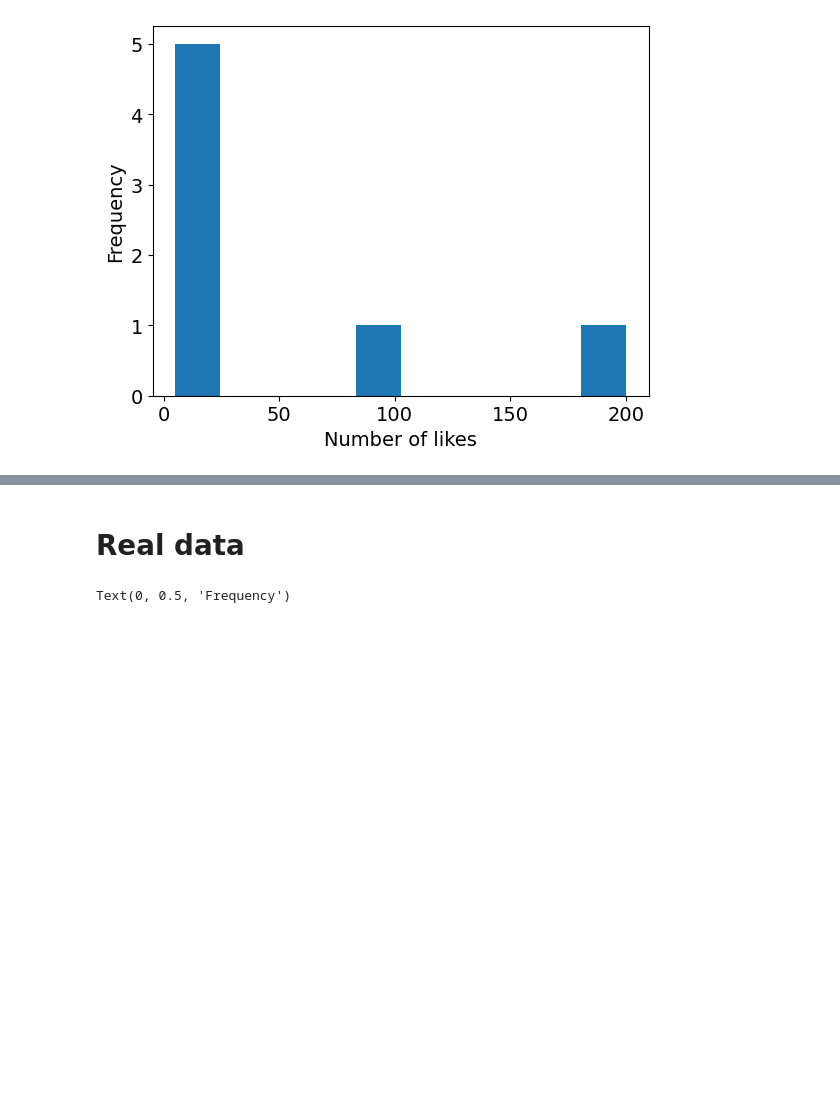
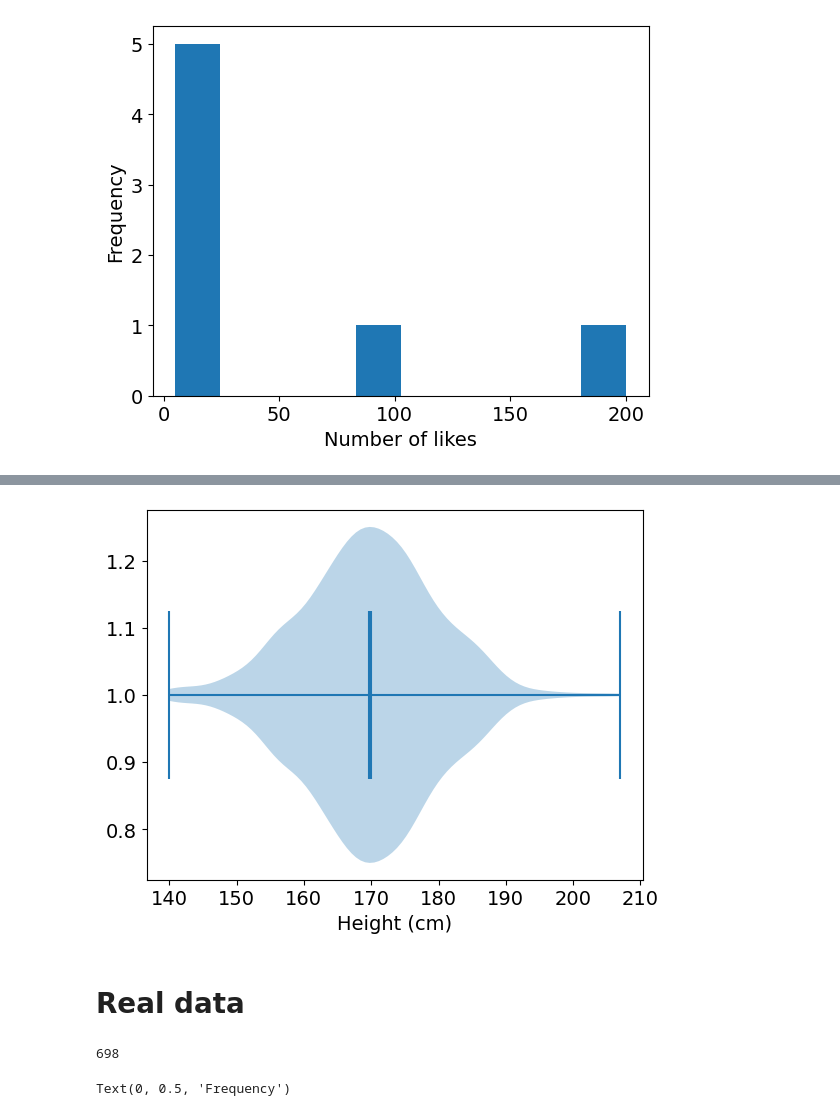
Before and after one commit to YangKCLab/social-media-ds-course, a Jupyter notebook: demos/stats/descriptive.ipynb, the cells around one changed output, grey strips where cells are left out. Drawn from its saved outputs; the diff is of its cells as text; code cells hidden in the pictures; blank space fills up the shorter version.

```diff
--- a/demos/stats/descriptive.ipynb
+++ b/demos/stats/descriptive.ipynb
@@ -27,8 +56,22 @@ print(num_of_likes.median())
+# %%
+plt.violinplot(
+    heights,
+    orientation='horizontal',
+    showmeans=True,
+#    showmedians=True
+);
+plt.xlabel("Height (cm)");
+# %% [output]
+[figure, added]
 # %% [markdown]
 # Real data
 # %%
 with gzip.open("botwiki-2019_tweets.json.gz") as f:
     botwiki = json.load(f)
+# %%
+len(botwiki_df)
+# %% [output]
+698
 # %%
 botwiki_df = pd.DataFrame.from_records([item['user'] for item in botwiki])
 # %%
```
Also changed, not shown: parts of 11 cells of this notebook, 1 other file.
